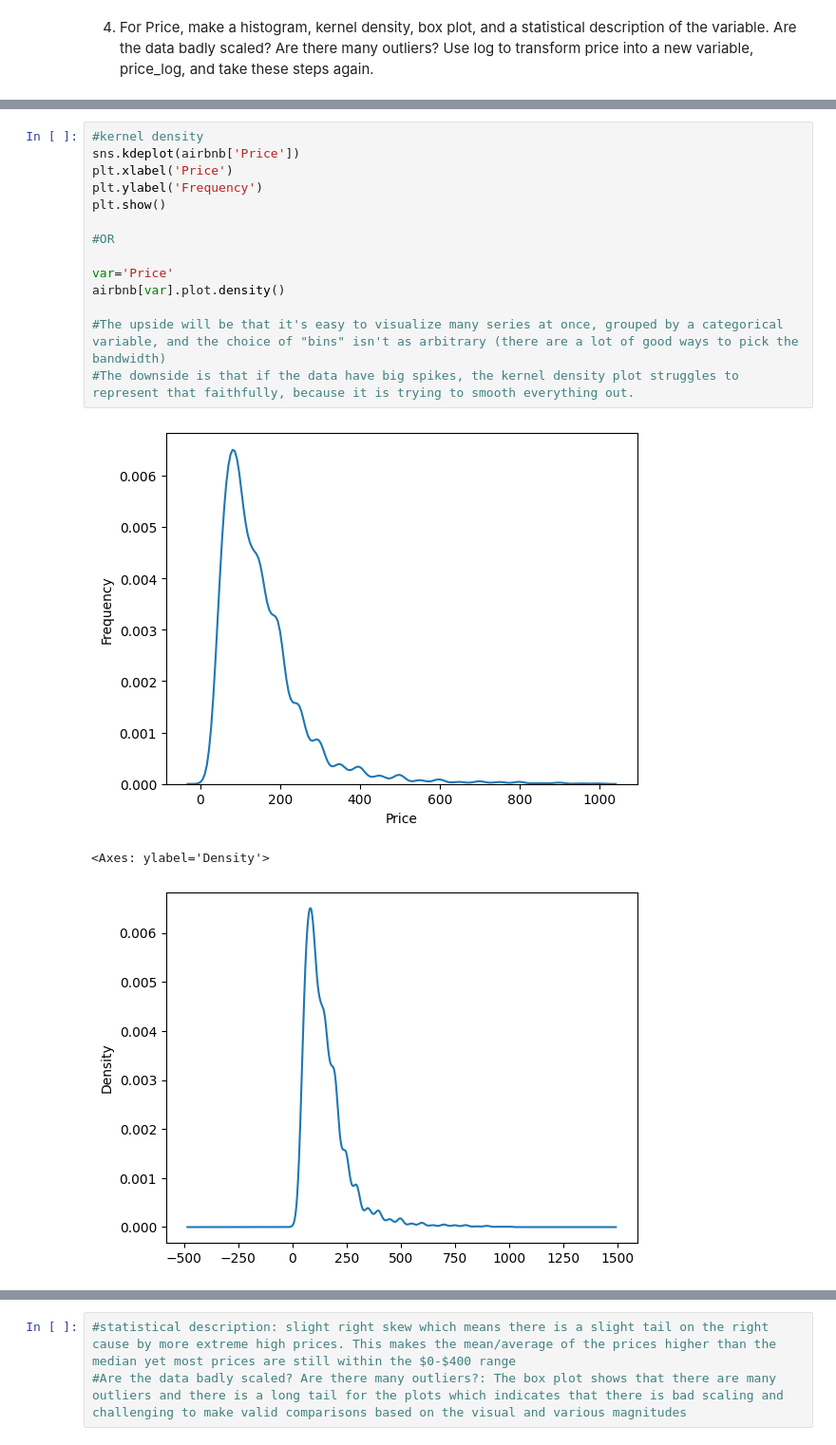
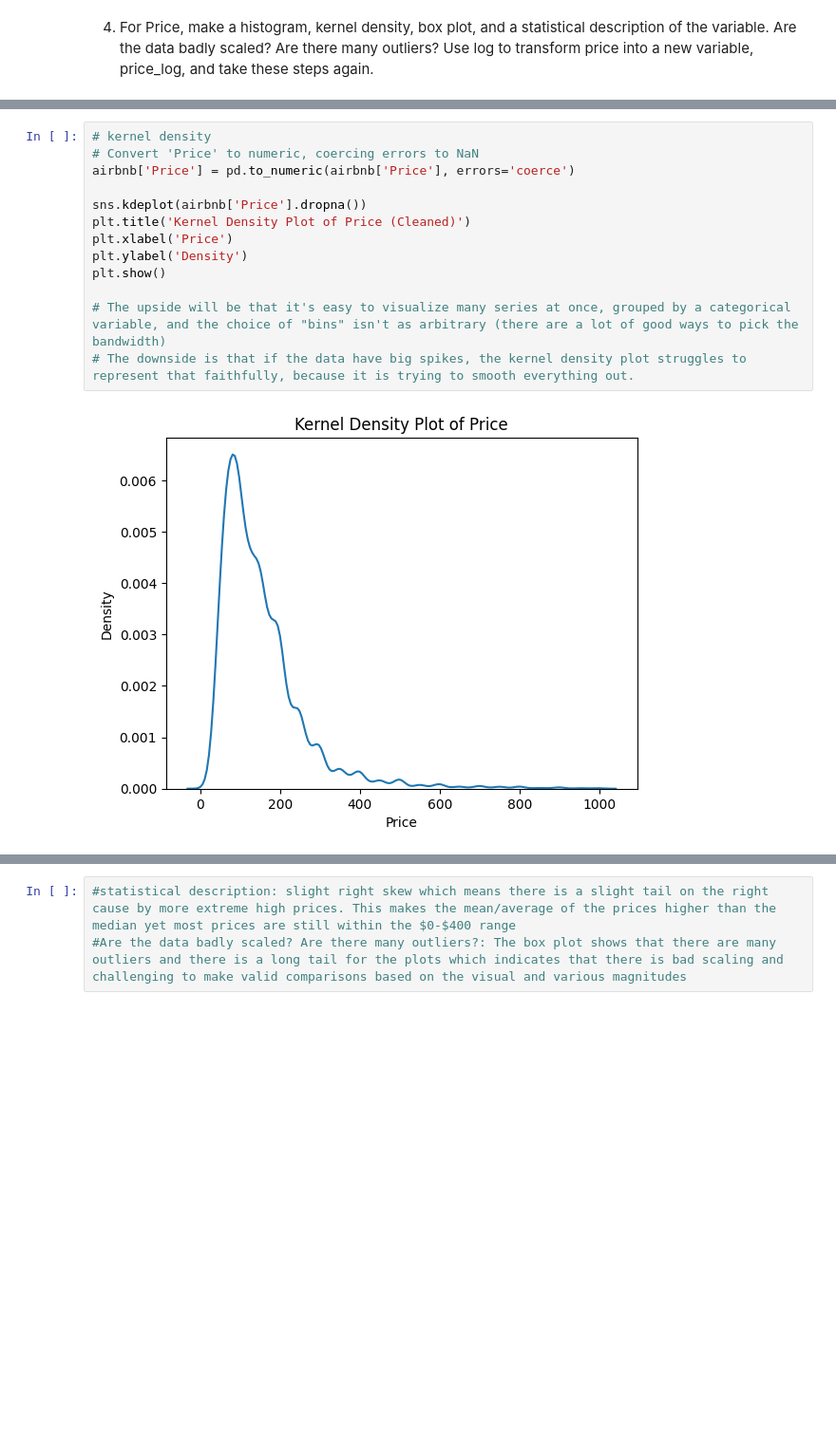
Before and after one commit to simoneminorr/eda_assignment, a Jupyter notebook: assignment.ipynb, the cells around one changed output, grey strips where cells are left out. Shown at 95% size. Drawn from its saved outputs; the diff is of its cells as text; blank space fills up the shorter version.

Commit message:
Final edits to homework, adding in images to part 1

```diff
--- a/assignment.ipynb
+++ b/assignment.ipynb
@@ -141,21 +163,18 @@ NameError: name 'x' is not defined
 # %%
-#kernel density
-sns.kdeplot(airbnb['Price'])
+# kernel density
+# Convert 'Price' to numeric, coercing errors to NaN
+airbnb['Price'] = pd.to_numeric(airbnb['Price'], errors='coerce')
+
+sns.kdeplot(airbnb['Price'].dropna())
+plt.title('Kernel Density Plot of Price (Cleaned)')
 plt.xlabel('Price')
-plt.ylabel('Frequency')
+plt.ylabel('Density')
 plt.show()
 
-#OR
-
-var='Price'
-airbnb[var].plot.density()
-
-#The upside will be that it's easy to visualize many series at once, grouped by a categorical variable, and the choice of "bins" isn't as arbitrary (there are a lot of good ways to pick the bandwidth)
-#The downside is that if the data have big spikes, the kernel density plot struggles to represent that faithfully, because it is trying to smooth everything out.
+# The upside will be that it's easy to visualize many series at once, grouped by a categorical variable, and the choice of "bins" isn't as arbitrary (there are a lot of good ways to pick the bandwidth)
+# The downside is that if the data have big spikes, the kernel density plot struggles to represent that faithfully, because it is trying to smooth everything out.
 # %% [output]
-[figure, old version]
+[figure, new version]
-<Axes: ylabel='Density'>
-[figure, removed]
 # %%
 #boxplot
 sns.boxplot(airbnb['Price'])
```
Also changed, not shown: parts of 23 cells of this notebook.
